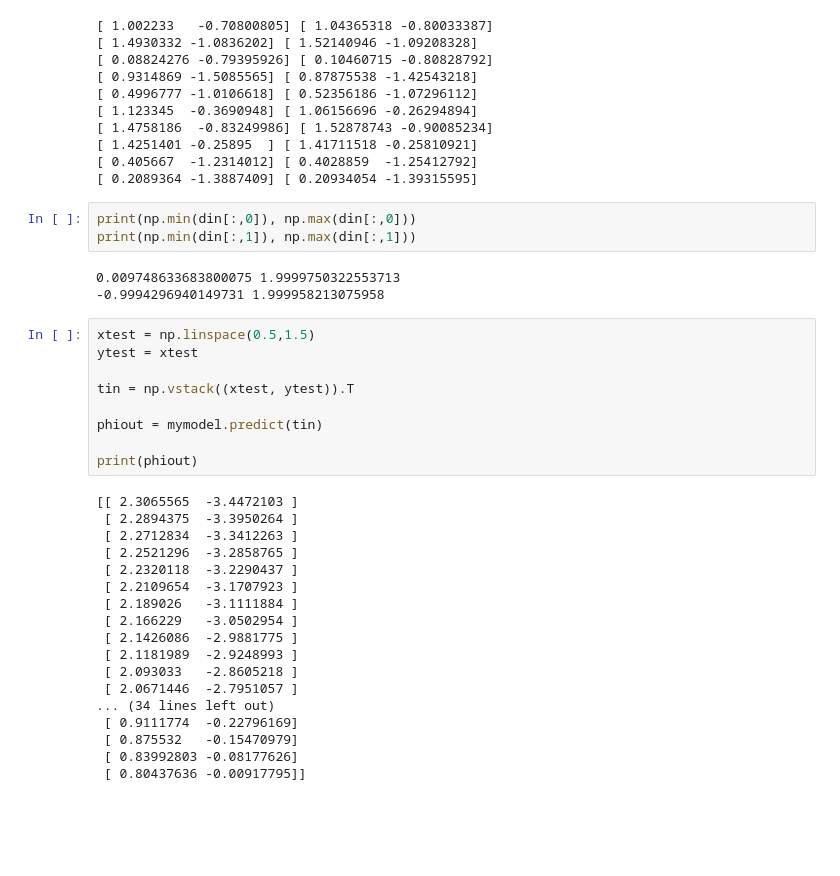
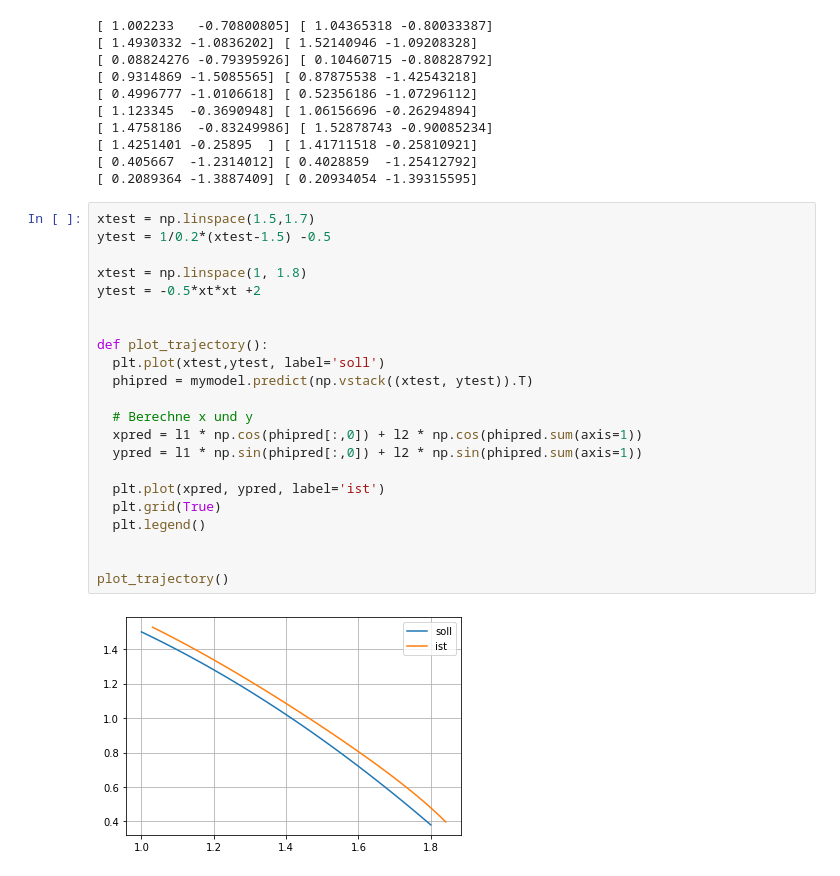
Before and after one commit to dnhshl/cc-ai, a Jupyter notebook: simpleRobot.ipynb, the cells around one changed output. Saved outputs shown, nothing was run; the diff lists cells and outputs as text; blank space fills up the shorter version.

```diff
--- a/simpleRobot.ipynb
+++ b/simpleRobot.ipynb
@@ -194,36 +202,27 @@ for i in range(10):
 [ 1.4251401 -0.25895  ] [ 1.41711518 -0.25810921]
 [ 0.405667  -1.2314012] [ 0.4028859  -1.25412792]
 [ 0.2089364 -1.3887409] [ 0.20934054 -1.39315595]
-# %%
-print(np.min(din[:,0]), np.max(din[:,0]))
-print(np.min(din[:,1]), np.max(din[:,1]))
-# %% [output]
-0.009748633683800075 1.9999750322553713
--0.9994296940149731 1.999958213075958
-# %%
-xtest = np.linspace(0.5,1.5)
-ytest = xtest
-
-tin = np.vstack((xtest, ytest)).T
-
-phiout = mymodel.predict(tin)
-
-print(phiout)
-# %% [output]
-[[ 2.3065565  -3.4472103 ]
- [ 2.2894375  -3.3950264 ]
- [ 2.2712834  -3.3412263 ]
- [ 2.2521296  -3.2858765 ]
- [ 2.2320118  -3.2290437 ]
- [ 2.2109654  -3.1707923 ]
- [ 2.189026   -3.1111884 ]
- [ 2.166229   -3.0502954 ]
- [ 2.1426086  -2.9881775 ]
- [ 2.1181989  -2.9248993 ]
- [ 2.093033   -2.8605218 ]
- [ 2.0671446  -2.7951057 ]
-... (34 lines left out)
- [ 0.9111774  -0.22796169]
- [ 0.875532   -0.15470979]
- [ 0.83992803 -0.08177626]
- [ 0.80437636 -0.00917795]]
+# %%
+xtest = np.linspace(1.5,1.7)
+ytest = 1/0.2*(xtest-1.5) -0.5
+
+xtest = np.linspace(1, 1.8)
+ytest = -0.5*xt*xt +2
+
+
+def plot_trajectory():
+  plt.plot(xtest,ytest, label='soll')
+  phipred = mymodel.predict(np.vstack((xtest, ytest)).T)
+
+  # Berechne x und y
+  xpred = l1 * np.cos(phipred[:,0]) + l2 * np.cos(phipred.sum(axis=1))
+  ypred = l1 * np.sin(phipred[:,0]) + l2 * np.sin(phipred.sum(axis=1))
+
+  plt.plot(xpred, ypred, label='ist')
+  plt.grid(True)
+  plt.legend()
+
+
+plot_trajectory()
+# %% [output]
+[figure, added]
```
Also changed, not shown: parts of 6 cells of this notebook.
